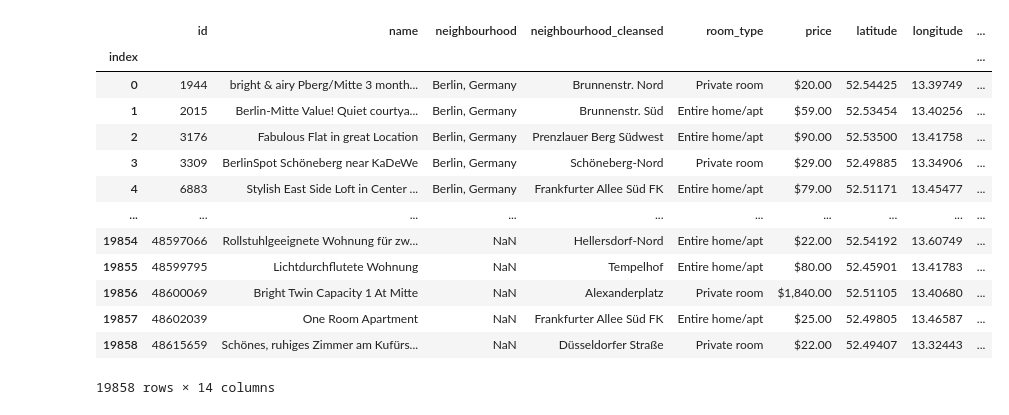
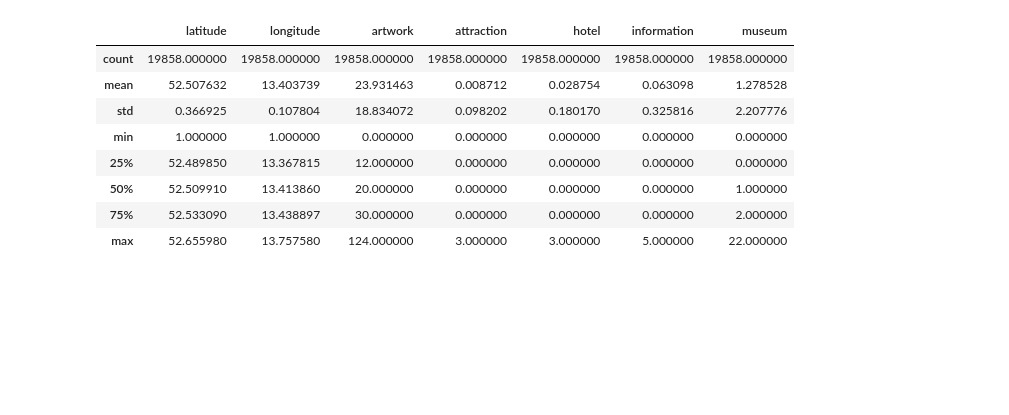
Before and after one commit to NESPEDUFV/more-data, a Jupyter notebook: examples/osm/osm-urban-region.ipynb, the cells around one changed output. Cells and saved outputs as stored; diff of their text form; code cells hidden in the pictures; blank space fills up the shorter version.

```diff
--- a/examples/osm/osm-urban-region.ipynb
+++ b/examples/osm/osm-urban-region.ipynb
@@ -12,47 +12,41 @@ from moredata import Enricher, FunctionalRegionConnector, EnricherBuilder
 from moredata.models.data import GeopandasData
 import geopandas
 
-gdf = geopandas.GeoDataFrame(df, geometry=geopandas.points_from_xy(df.longitude, df.latitude))
+import traceback
+try:
+    gdf = geopandas.GeoDataFrame(df, geometry=geopandas.points_from_xy(df.longitude, df.latitude))
 
-gdf = gdf.set_crs(epsg=4326).to_crs(epsg=3857)
-gdf['geometry'] = gdf.geometry.buffer(50)
+    gdf = GeopandasData.from_geodataframe(gdf)
 
-gdf = GeopandasData().from_geodataframe(gdf)
-
-region_artwork_enricher = Enricher(connector=FunctionalRegionConnector(files=['./data/places/artwork.csv.gz'], key='artwork'))
-region_attraction_enricher = Enricher(connector=FunctionalRegionConnector(files=['./data/places/attraction.csv.gz'], key='attraction'))
-region_hotel_enricher = Enricher(connector=FunctionalRegionConnector(files=['./data/places/hotel.csv.gz'], key='hotel'))
-region_information_enricher = Enricher(connector=FunctionalRegionConnector(files=['./data/places/information.csv.gz'], key='information'))
-region_museum_enricher = Enricher(connector=FunctionalRegionConnector(files=['./data/places/museum.csv.gz'], key='museum'))
+    region_artwork_enricher = Enricher(connector=FunctionalRegionConnector(files=['./data/places/artwork.csv.gz'], key='artwork', radius=2000))
+    region_attraction_enricher = Enricher(connector=FunctionalRegionConnector(files=['./data/places/attraction.csv.gz'], key='attraction', radius=50))
+    region_hotel_enricher = Enricher(connector=FunctionalRegionConnector(files=['./data/places/hotel.csv.gz'], key='hotel', radius=50))
+    region_information_enricher = Enricher(connector=FunctionalRegionConnector(files=['./data/places/information.csv.gz'], key='information', radius=100))
+    region_museum_enricher = Enricher(connector=FunctionalRegionConnector(files=['./data/places/museum.csv.gz'], key='museum', radius=1000))
 
 
-# gdf_enriched = region_artwork_enricher.enrich(gdf)
-
-gdf_enriched = EnricherBuilder(gdf)\
-                .with_enrichment(region_artwork_enricher)\
-                .with_enrichment(region_attraction_enricher)\
-                .with_enrichment(region_hotel_enricher)\
-                .with_enrichment(region_information_enricher)\
-                .with_enrichment(region_museum_enricher)
-gdf_enriched = gdf_enriched.get_result()
+    gdf_enriched = EnricherBuilder(gdf)\
+                    .with_enrichment(region_artwork_enricher)\
+                    .with_enrichment(region_attraction_enricher)\
+                    .with_enrichment(region_hotel_enricher)\
+                    .with_enrichment(region_information_enricher)\
+                    .with_enrichment(region_museum_enricher)
+    gdf_enriched = gdf_enriched.get_result()
+except:
+    traceback.print_exc()
 # %%
-gdf_enriched = gdf_enriched.data
-gdf_enriched
+gdf_enriched = gdf_enriched
+gdf_enriched.describe()
 # %% [output]
-|  | id | name | neighbourhood | neighbourhood_cleansed | room_type | price | latitude | longitude | ... |
-| index |  |  |  |  |  |  |  |  | ... |
-| 0 | 1944 | bright & airy Pberg/Mitte 3 month... | Berlin, Germany | Brunnenstr. Nord | Private room | $20.00 | 52.54425 | 13.39749 | ... |
-| 1 | 2015 | Berlin-Mitte Value! Quiet courtya... | Berlin, Germany | Brunnenstr. Süd | Entire home/apt | $59.00 | 52.53454 | 13.40256 | ... |
-| 2 | 3176 | Fabulous Flat in great Location | Berlin, Germany | Prenzlauer Berg Südwest | Entire home/apt | $90.00 | 52.53500 | 13.41758 | ... |
-| 3 | 3309 | BerlinSpot Schöneberg near KaDeWe | Berlin, Germany | Schöneberg-Nord | Private room | $29.00 | 52.49885 | 13.34906 | ... |
-| 4 | 6883 | Stylish East Side Loft in Center ... | Berlin, Germany | Frankfurter Allee Süd FK | Entire home/apt | $79.00 | 52.51171 | 13.45477 | ... |
-| ... | ... | ... | ... | ... | ... | ... | ... | ... | ... |
-| 19854 | 48597066 | Rollstuhlgeeignete Wohnung für zw... | NaN | Hellersdorf-Nord | Entire home/apt | $22.00 | 52.54192 | 13.60749 | ... |
-| 19855 | 48599795 | Lichtdurchflutete Wohnung | NaN | Tempelhof | Entire home/apt | $80.00 | 52.45901 | 13.41783 | ... |
-| 19856 | 48600069 | Bright Twin Capacity 1 At Mitte | NaN | Alexanderplatz | Private room | $1,840.00 | 52.51105 | 13.40680 | ... |
-| 19857 | 48602039 | One Room Apartment | NaN | Frankfurter Allee Süd FK | Entire home/apt | $25.00 | 52.49805 | 13.46587 | ... |
-| 19858 | 48615659 | Schönes, ruhiges Zimmer am Kufürs... | NaN | Düsseldorfer Straße | Private room | $22.00 | 52.49407 | 13.32443 | ... |
+|  | latitude | longitude | artwork | attraction | hotel | information | museum |
+| count | 19858.000000 | 19858.000000 | 19858.000000 | 19858.000000 | 19858.000000 | 19858.000000 | 19858.000000 |
+| mean | 52.507632 | 13.403739 | 23.931463 | 0.008712 | 0.028754 | 0.063098 | 1.278528 |
+| std | 0.366925 | 0.107804 | 18.834072 | 0.098202 | 0.180170 | 0.325816 | 2.207776 |
+| min | 1.000000 | 1.000000 | 0.000000 | 0.000000 | 0.000000 | 0.000000 | 0.000000 |
+| 25% | 52.489850 | 13.367815 | 12.000000 | 0.000000 | 0.000000 | 0.000000 | 0.000000 |
+| 50% | 52.509910 | 13.413860 | 20.000000 | 0.000000 | 0.000000 | 0.000000 | 1.000000 |
+| 75% | 52.533090 | 13.438897 | 30.000000 | 0.000000 | 0.000000 | 0.000000 | 2.000000 |
+| max | 52.655980 | 13.757580 | 124.000000 | 3.000000 | 3.000000 | 5.000000 | 22.000000 |
-19858 rows × 14 columns
 # %%
 import matplotlib.pyplot as plt
 import seaborn as sns
```
Also changed, not shown: parts of 1 cell of this notebook, 33 other files.
